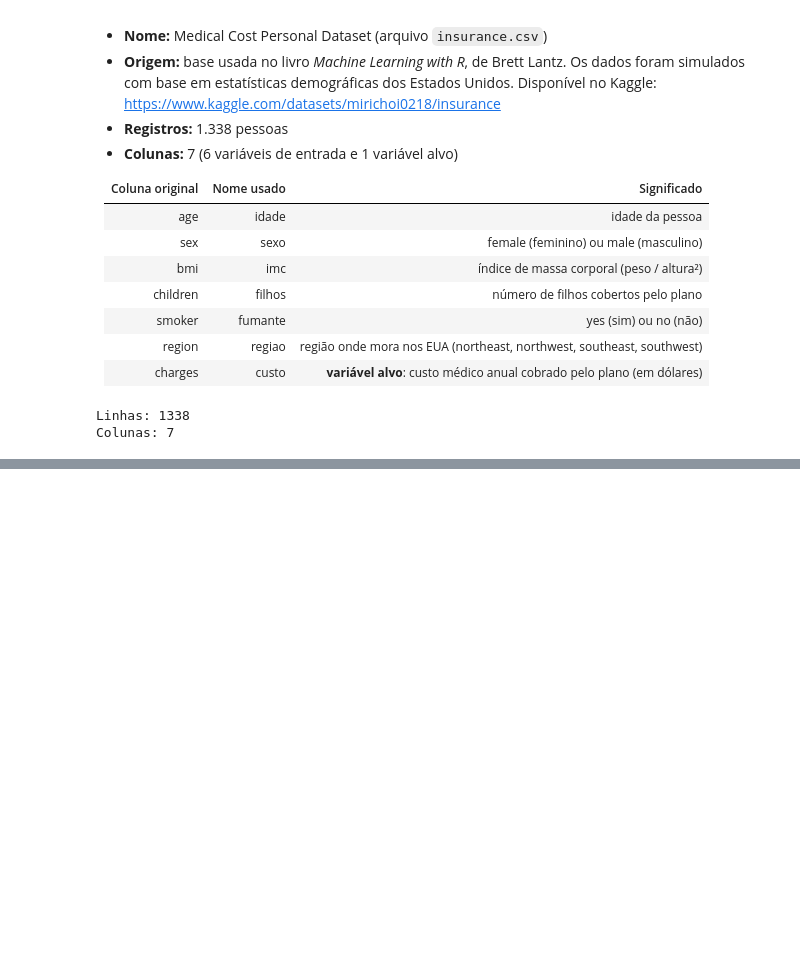
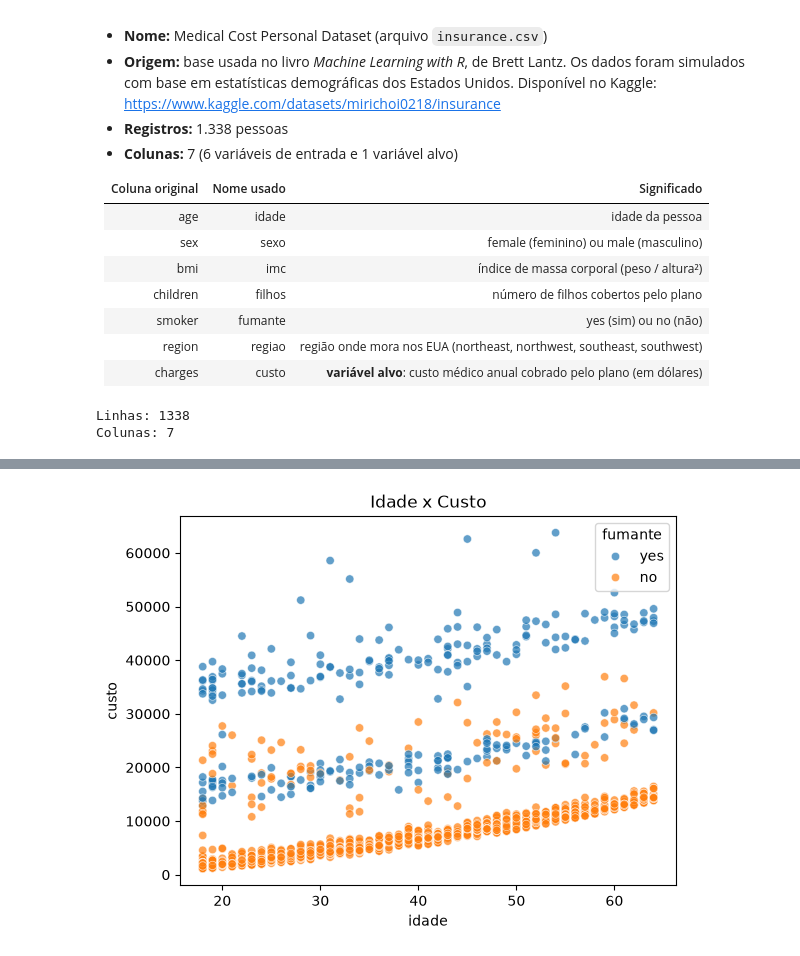
Before and after one commit to JlucasFaria/projeto-ml, a Jupyter notebook: notebooks/06_custo_seguro.ipynb, the cells around one changed output, grey strips where cells are left out. Saved outputs shown, nothing was run; the diff lists cells and outputs as text; code cells hidden in the pictures; blank space fills up the shorter version.

```diff
--- a/notebooks/06_custo_seguro.ipynb
+++ b/notebooks/06_custo_seguro.ipynb
@@ -52,0 +157,7 @@ Colunas: 7
+# %%
+# idade x custo, separando fumantes
+sns.scatterplot(data=df, x='idade', y='custo', hue='fumante', alpha=0.7)
+plt.title('Idade x Custo')
+plt.show()
+# %% [output]
+[figure, added]
```
Also changed, not shown: parts of 13 cells of this notebook.
